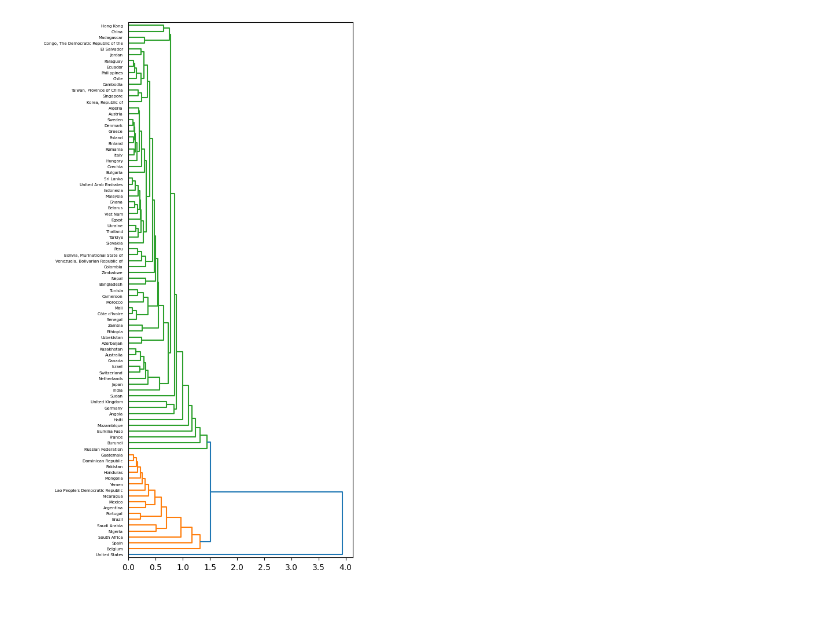
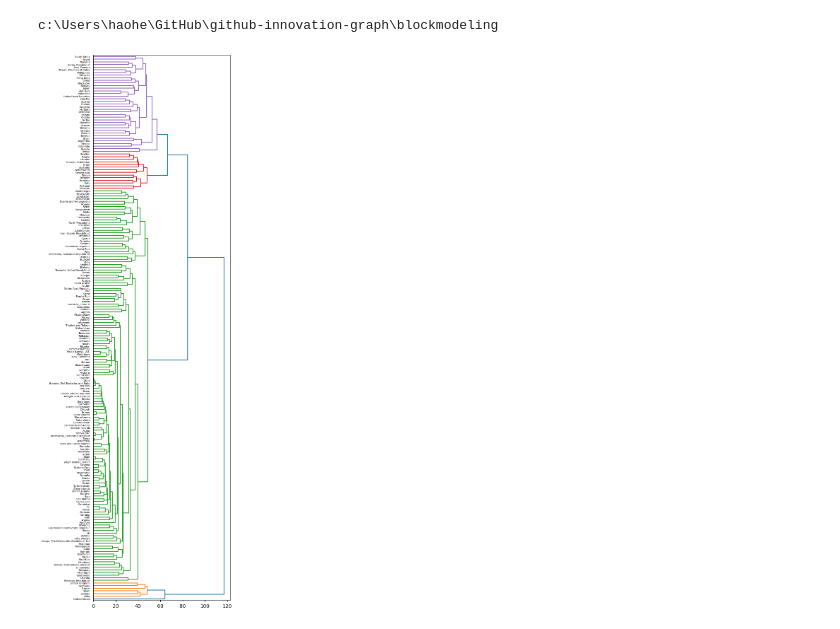
Before and after one commit to hehao98/github-innovation-graph, a Jupyter notebook: blockmodeling/clustering.ipynb, the cells around one changed output. Cells and saved outputs as stored; diff of their text form; code cells hidden in the pictures.

Commit message:
Update blockmodeling

```diff
--- a/blockmodeling/clustering.ipynb
+++ b/blockmodeling/clustering.ipynb
@@ -9,9 +10,12 @@ from scipy.spatial import distance
 from scipy.cluster import hierarchy
 from pycountry import countries
 # %%
-file_path = "../data/economy_collaborators_network_combine_all_year_quarters_exclude_EU_normalize_sender_only_civilization_countries/economy_collaborators_network_combine_all_exclude_EU_normalize_sender_alpha_0_09_valid_countries.csv"
+print(os.getcwd())
+file_path = "../data/filtered/economy_collaborators_log_alpha_1_0.csv"
 data = pd.read_csv(file_path)
 g = nx.from_pandas_edgelist(data, "source", "destination", ["weight"])
+# %% [output]
+c:\Users\haohe\GitHub\github-innovation-graph\blockmodeling
 # %%
 def create_hc(g: nx.DiGraph, t: float):
     distances = np.zeros((len(g), len(g)))
@@ -21,7 +25,7 @@ def create_hc(g: nx.DiGraph, t: float):
             distances[i][j] = distance.euclidean(adj[i], adj[j])
     Y = distance.squareform(distances)
     Z = hierarchy.complete(Y)
-    membership = list(hierarchy.fcluster(Z, t=t, criterion="distance"))
+    membership = list(hierarchy.fcluster(Z, t=t, criterion="inconsistent"))
     partition = defaultdict(list)
     for n, p in zip(list(range(len(g))), membership):
         partition[p].append(sorted(g.nodes())[n])
@@ -29,37 +33,37 @@ def create_hc(g: nx.DiGraph, t: float):
 
 def plot_dendrogram(g: nx.DiGraph, t: float):
     Z, _ = create_hc(g, t=t)
-    fig, ax = plt.subplots(1, 1, figsize=(5, 12))
+    fig, ax = plt.subplots(1, 1, figsize=(5, 18))
 
     labels = []
     for n in sorted(g.nodes):
         country = countries.get(alpha_2=n)
         if country is not None:
             labels.append(country.name)
         else:
             labels.append(n)
 
     hierarchy.dendrogram(Z, ax=ax, labels=labels, orientation="right", color_threshold=t)
     return fig
 
-Z, partitions = create_hc(g, t=1.5)
+Z, partitions = create_hc(g, t=60)
 BM = nx.quotient_graph(g, partitions, create_using=nx.DiGraph)
 df = []
 node_to_class = []
 for i, cluster in enumerate(partitions):
     for node in cluster:
         node_to_class.append({"id": node, "cluster": i, "total": g.degree(weight="weight")[node]})
 pd.DataFrame(node_to_class).to_csv(f"../data/blockmodel_clusters.csv", index=False)
 
 df = []
 for n1, n2, attrs in BM.edges(data=True):
     weight = 0
     for i in n1:
         for j in n2:
             if g.has_edge(i, j):
                 weight += g.edges[i, j]["weight"]
     df.append({"source": n1, "target": n2, "weight": weight})
 pd.DataFrame(df).to_csv(f"../data/blockmodel.csv", index=False)
-fig = plot_dendrogram(g, t=1.5)
+fig = plot_dendrogram(g, t=60)
 # %% [output]
-[figure, old version]
+[figure, new version]
```
Also changed, not shown: parts of 1 cell of this notebook, 3 other files.
